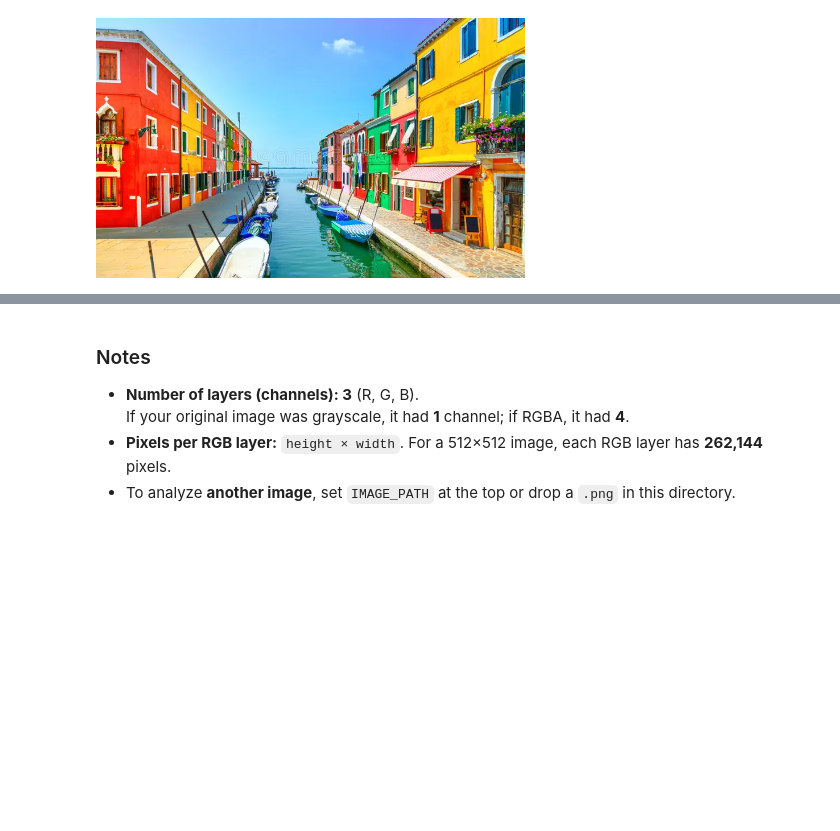
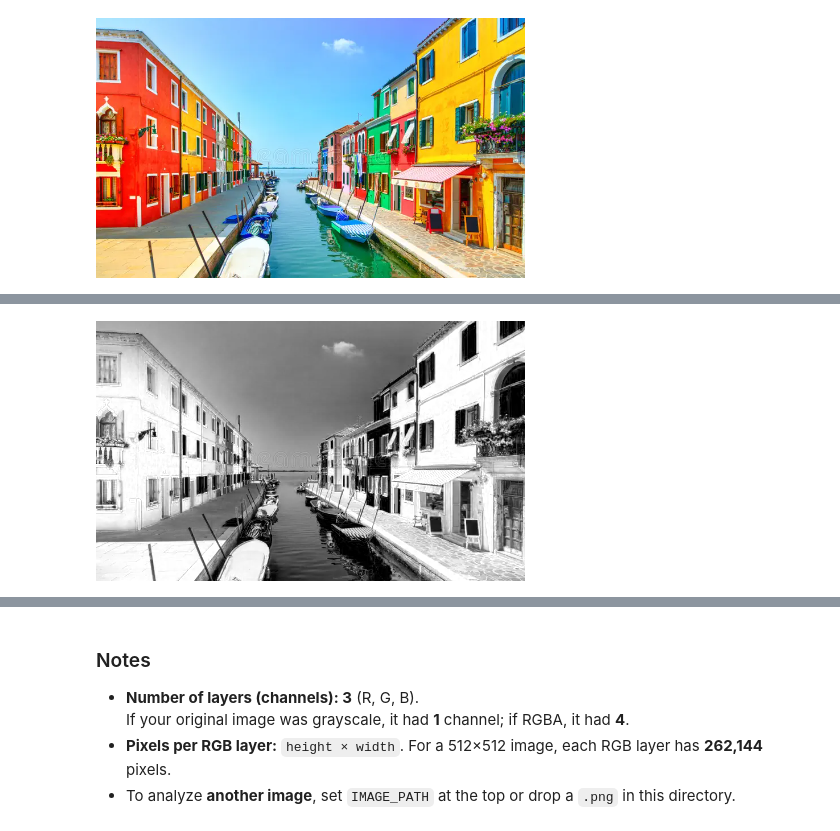
Before and after one commit to CNUClasses/471_code, a Jupyter notebook: week5/rgb_layers_local_png.ipynb, the cells around one changed output, grey strips where cells are left out. Saved outputs shown, nothing was run; the diff lists cells and outputs as text; code cells hidden in the pictures; blank space fills up the shorter version.

```diff
--- a/week5/rgb_layers_local_png.ipynb
+++ b/week5/rgb_layers_local_png.ipynb
@@ -154,0 +173,11 @@ pil_img
+# %%
+#set red=green=blue
+gray_value = red  # use red channel's value for all three channels
+
+gray_arr = np.stack([gray_value, gray_value, gray_value], axis=-1)
+gray_arr_uint8 = (gray_arr * 255).astype(np.uint8)
+
+gray_img = Image.fromarray(gray_arr_uint8, mode="RGB")
+gray_img
+# %% [output]
+[figure, added]
```
Also changed, not shown: parts of 4 cells of this notebook, 5 other files.
